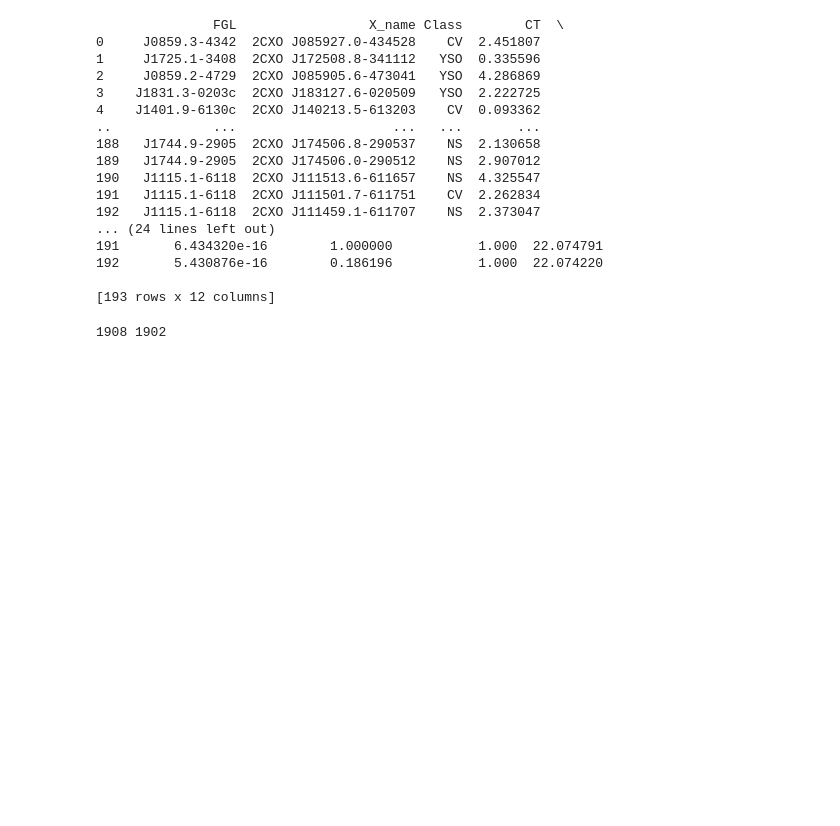
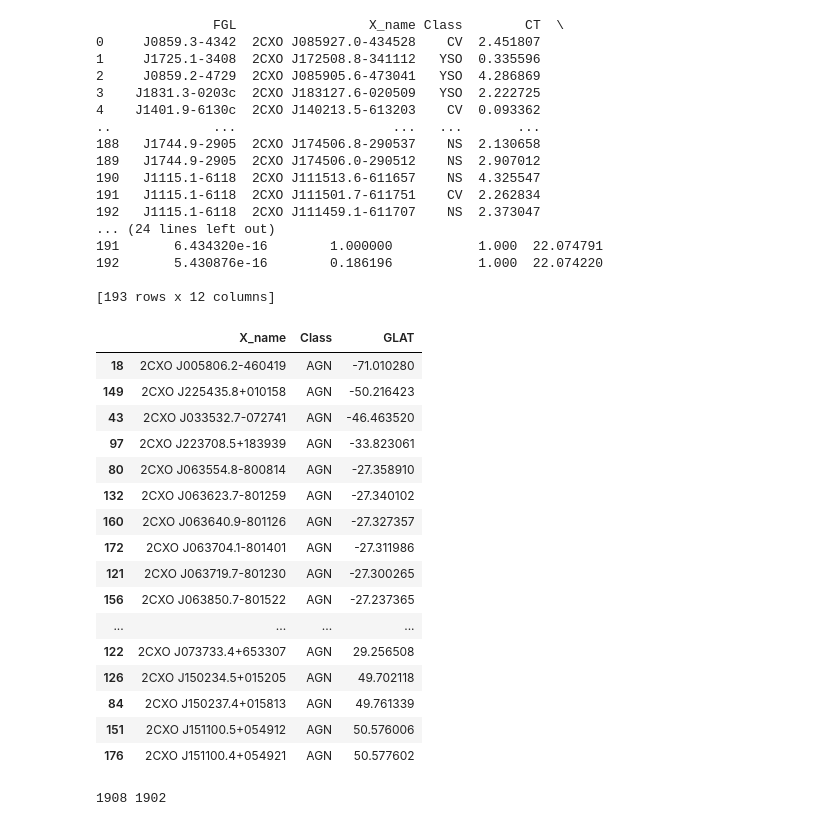
Before and after one commit to MUWCLASS/MUWCLASS_4FGL-DR4, a Jupyter notebook: create_table.ipynb, the cells around one changed output. Cells and saved outputs as stored; diff of their text form; code cells hidden in the pictures; blank space fills up the shorter version.

```diff
--- a/create_table.ipynb
+++ b/create_table.ipynb
@@ -64,6 +64,26 @@ print(df_select3[['FGL','X_name','Class','CT','name','name_nospace','ra', 'dec',
 192       5.430876e-16        0.186196           1.000  22.074220
 
 [193 rows x 12 columns]
+# %%
+df_select3.loc[(df_select3['Class']=='AGN') & (df_select3['FGL'].str[-1]!='c'), ['X_name','Class','GLAT']].sort_values(by='GLAT')[:30] #.columns
+# %% [output]
+|  | X_name | Class | GLAT |
+| 18 | 2CXO J005806.2-460419 | AGN | -71.010280 |
+| 149 | 2CXO J225435.8+010158 | AGN | -50.216423 |
+| 43 | 2CXO J033532.7-072741 | AGN | -46.463520 |
+| 97 | 2CXO J223708.5+183939 | AGN | -33.823061 |
+| 80 | 2CXO J063554.8-800814 | AGN | -27.358910 |
+| 132 | 2CXO J063623.7-801259 | AGN | -27.340102 |
+| 160 | 2CXO J063640.9-801126 | AGN | -27.327357 |
+| 172 | 2CXO J063704.1-801401 | AGN | -27.311986 |
+| 121 | 2CXO J063719.7-801230 | AGN | -27.300265 |
+| 156 | 2CXO J063850.7-801522 | AGN | -27.237365 |
+| ... | ... | ... | ... |
+| 122 | 2CXO J073733.4+653307 | AGN | 29.256508 |
+| 126 | 2CXO J150234.5+015205 | AGN | 49.702118 |
+| 84 | 2CXO J150237.4+015813 | AGN | 49.761339 |
+| 151 | 2CXO J151100.5+054912 | AGN | 50.576006 |
+| 176 | 2CXO J151100.4+054921 | AGN | 50.577602 |
 # %%
 df_fgl_CSC= pd.read_csv(f'/Users/huiyang/Research/GitHub/MUWCLASS_4FGL/codes/demo/FGL_more/FGL_11152023_class_perFGL.csv')
 
```
Also changed, not shown: parts of 1 cell of this notebook, 2 other files.
